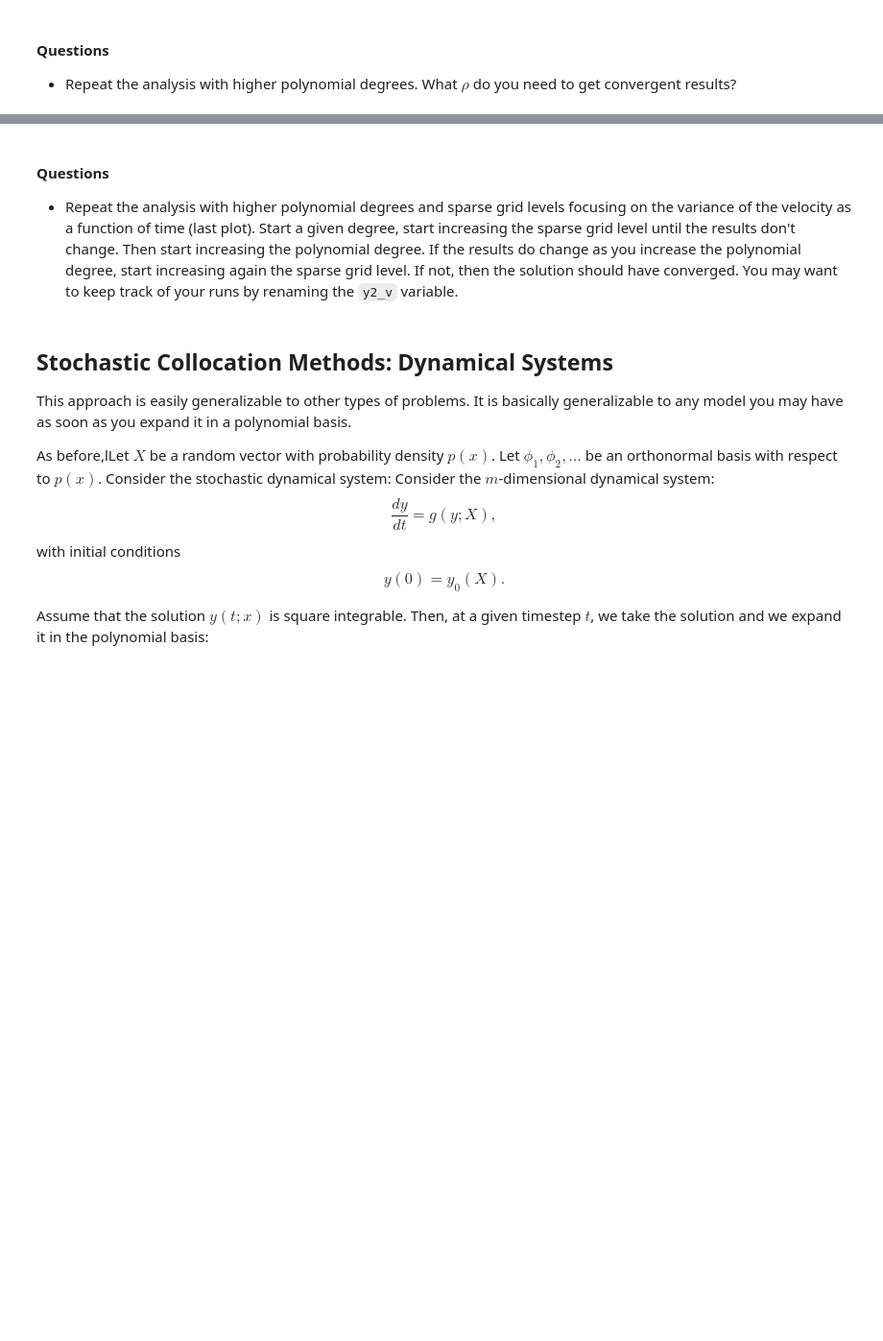
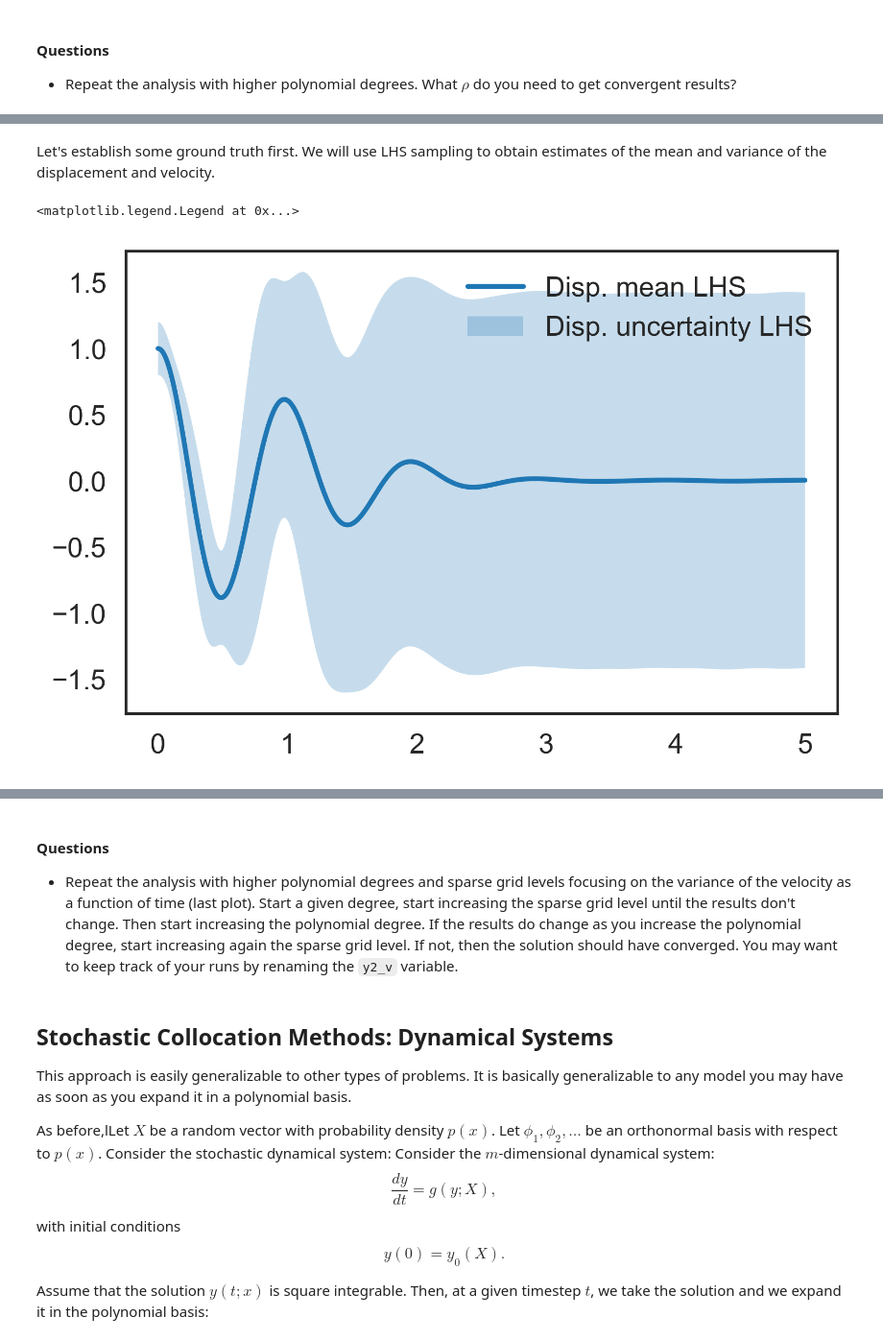
Before and after one commit to PredictiveScienceLab/uq-course, a Jupyter notebook: handouts/handout_18.ipynb, the cells around one changed output, grey strips where cells are left out. Shown at 96% size. Saved outputs shown, nothing was run; the diff lists cells and outputs as text; code cells hidden in the pictures; blank space fills up the shorter version.

```diff
--- a/handouts/handout_18.ipynb
+++ b/handouts/handout_18.ipynb
@@ -228,7 +228,7 @@ class Ex1Solver(object):
         return y
 
 import design
-num_lhs = 10000
+num_lhs = 1000
 X_lhs = design.latin_center(num_lhs, 2) # These are uniformly distributed - Turn them to standard normal
 X_samples = mu + np.dot(st.norm.ppf(X_lhs), np.sqrt(Sigma))
 solver = Ex1Solver(nt=500, T=100)
@@ -283,0 +323,2 @@ for _ in range(5):
+# %% [markdown]
+Let's establish some ground truth first. We will use LHS sampling to obtain estimates of the mean and variance of the displacement and velocity.
@@ -283,0 +381,9 @@ for _ in range(5):
+# %%
+y_mu_lhs = Y_samples.mean(axis=0)
+y_std_lhs = Y_samples.std(axis=0)
+plt.plot(solver.t,y_mu_lhs, label='Disp. mean LHS')
+plt.fill_between(solver.t, y_mu_lhs-2*y_std_lhs, y_mu_lhs+2*y_std_lhs, alpha=0.25, label = 'Disp. uncertainty LHS')
+plt.legend(loc='best')
+# %% [output]
+<matplotlib.legend.Legend at 0x...>
+[figure, added]
```
Also changed, not shown: parts of 35 cells of this notebook.
